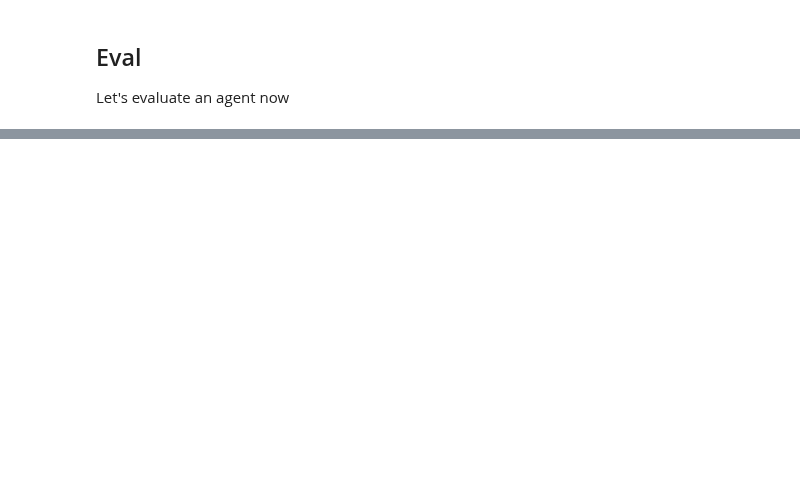
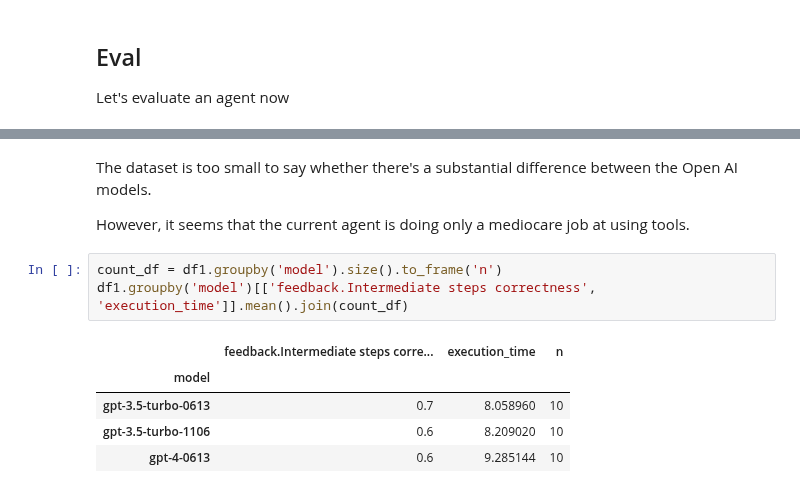
Before and after one commit to langchain-ai/langchain-benchmarks, a Jupyter notebook: docs/source/notebooks/tool_usage/multiverse_math.ipynb, the cells around one changed output, grey strips where cells are left out. Cells and saved outputs as stored; diff of their text form; blank space fills up the shorter version.

```diff
--- a/docs/source/notebooks/tool_usage/multiverse_math.ipynb
+++ b/docs/source/notebooks/tool_usage/multiverse_math.ipynb
@@ -151,0 +165,13 @@ df.head()
+# %% [markdown]
+The dataset is too small to say whether there's a substantial difference between the Open AI models.
+
+However, it seems that the current agent is doing only a mediocare job at using tools.
+# %%
+count_df = df1.groupby('model').size().to_frame('n')
+df1.groupby('model')[['feedback.Intermediate steps correctness', 'execution_time']].mean().join(count_df)
+# %% [output]
+|  | feedback.Intermediate steps corre... | execution_time | n |
+| model |  |  |  |
+| gpt-3.5-turbo-0613 | 0.7 | 8.058960 | 10 |
+| gpt-3.5-turbo-1106 | 0.6 | 8.209020 | 10 |
+| gpt-4-0613 | 0.6 | 9.285144 | 10 |
```
Also changed, not shown: parts of 13 cells of this notebook.
